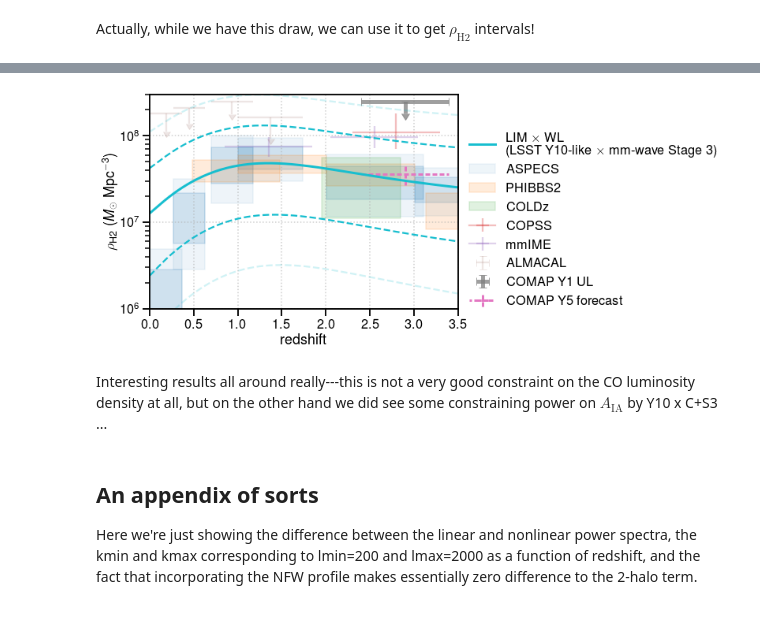
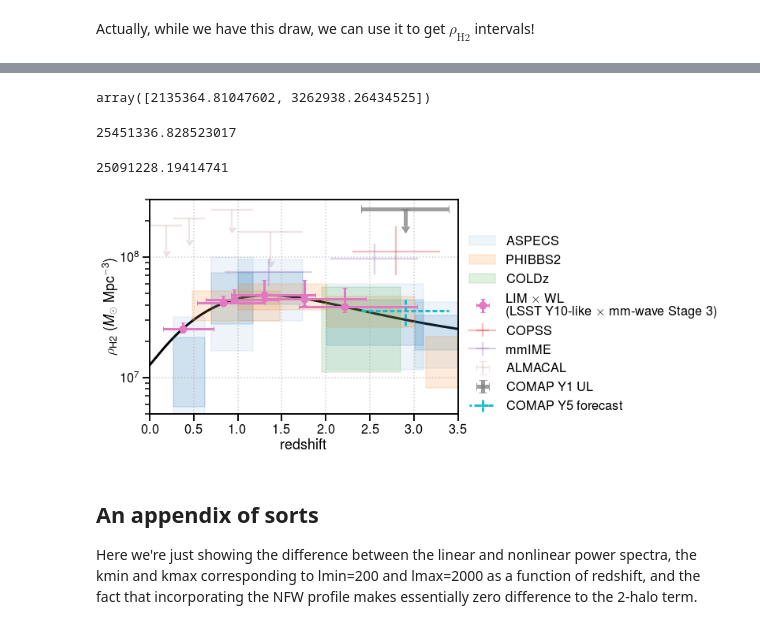
Before and after one commit to dongwooc/lim-lensing-predictions, a Jupyter notebook: code.ipynb, the cells around one changed output, grey strips where cells are left out. Saved outputs shown, nothing was run; the diff lists cells and outputs as text; code cells hidden in the pictures.

```diff
--- a/code.ipynb
+++ b/code.ipynb
@@ -843,0 +977,2 @@ rhoH2_draws = [alpha_CO_H2*np.trapz(dndlog10m_*10**((np.log10(unimachsfr.sfr_fro
+# %%
+z_midband = [115.27*J/nus.value[23]-1 for J in Js]
@@ -843,0 +988,10 @@ rhoH2_draws = [alpha_CO_H2*np.trapz(dndlog10m_*10**((np.log10(unimachsfr.sfr_fro
+# %%
+z_edges = [(115.27*J/nus.value[-1]-1,115.27*J/nus.value[0]-1) for J in Js]
+# %%
+dndlog10m_zmidband = []
+for z in z_midband:
+    h_for_Dz.update(z=z)
+    dndlog10m_zmidband.append(h_for_Dz.dndlog10m)
+# %%
+rhoH2_draws_midband = [alpha_CO_H2*np.trapz(dndlog10m_*10**((np.log10(unimachsfr.sfr_from_Mh(h.m/littleh,z_)*1.5)[None,:]\
+                                          +9.76-draw[:,1][:,None])/draw[:,0][:,None]),np.log10(h.m))*littleh**3 for z_,dndlog10m_ in zip(z_midband,dndlog10m_zmidband)]
@@ -844,9 +1010,23 @@ rhoH2_draws = [alpha_CO_H2*np.trapz(dndlog10m_*10**((np.log10(unimachsfr.sfr_fro
+# %%
+np.diff(np.percentile(rhoH2_draws_midband[0],(16,50,84)))
+# %% [output]
+array([2135364.81047602, 3262938.26434525])
+# %%
+np.median(rhoH2_draws_midband[0])
+# %% [output]
+25451336.828523017
+# %%
+rhoH2_fid[int(z_midband[0]//0.01)]
+# %% [output]
+25091228.19414741
 # %%
 BASE_ALPHA = 0.15
 pl.figure(figsize=(7,5))#.set_tight_layout(True)
-pl.semilogy(zbins,rhoH2_fid,'C9',lw=3,label='LIM $\\times$ WL\n(LSST Y10-like $\\times$ mm-wave Stage 3)')
-[pl.semilogy(zbins,np.percentile(np.array(rhoH2_draws),pct,axis=1),'C9',ls='--') for pct in (16,84)]
-[pl.semilogy(zbins,np.percentile(np.array(rhoH2_draws),pct,axis=1),'C9',ls='--',alpha=0.2) for pct in (2.5,97.5)]
+pl.semilogy(zbins,rhoH2_fid,'k',lw=3,zorder=0)
+#pl.semilogy((-1,),(-1,),'C9',ls='--',lw=3,label='LIM $\\times$ WL\n(LSST Y10-like $\\times$ mm-wave Stage 3)')
+##[pl.semilogy(zbins,np.percentile(np.array(rhoH2_draws),pct,axis=1),'C9',ls='--') for pct in (16,84)]
+##[pl.semilogy(zbins,np.percentile(np.array(rhoH2_draws),pct,axis=1),'C9',ls='--',alpha=0.2) for pct in (2.5,97.5)]
+pl.errorbar(z_midband,np.median(np.array(rhoH2_draws_midband),axis=-1),yerr=(np.diff(np.percentile(np.array(rhoH2_draws_midband),(16,50),axis=-1),axis=0)[0],np.diff(np.percentile(np.array(rhoH2_draws_midband),(50,84),axis=-1),axis=0)[0]),xerr=(np.array(z_midband)-np.array(z_edges)[:,0],np.array(z_edges)[:,-1]-np.array(z_midband)),c='C6',lw=3,label='LIM $\\times$ WL\n(LSST Y10-like $\\times$ mm-wave Stage 3)',fmt='o',capsize=3)
 pl.fill_between((2.008,3.107),(1.164e7,)*2,(6.007e7,)*2,label='ASPECS',alpha=BASE_ALPHA/2,color='C0')
 pl.fill_between((2.008,3.107),(1.844e7,)*2,(4.438e7,)*2,alpha=BASE_ALPHA,color='C0')
 pl.fill_between((1.006,1.738),(2.953e7,)*2,(9.462e7,)*2,alpha=BASE_ALPHA/2,color='C0')
@@ -865,38 +1045,36 @@ pl.fill_between((2.0084,3.0084),(26.27e6,)*2,(46.95e6,)*2,alpha=BASE_ALPHA,color
 pl.fill_between((3.1404,4.1404),( 8.22e6,)*2,(21.76e6,)*2,alpha=BASE_ALPHA,color='C1')
 pl.fill_between((4.2451,5.2451),( 3.83e6,)*2,(16.58e6,)*2,alpha=BASE_ALPHA,color='C1')
 pl.fill_between((1.95,2.85),(1.1e7,1.1e7),(5.6e7,5.6e7),label='COLDz',alpha=BASE_ALPHA,color='C2')
 #pl.errorbar(3,2e7,1,label=' ',alpha=0)
 pl.errorbar(2.8,1.1e8,yerr=np.array(((0.4,0.7),)).T*1e8,xerr=0.5,label='COPSS',color='C3',alpha=2*BASE_ALPHA)
 pl.errorbar(2.55,9.7e7,yerr=np.array(((2.5,3.2),)).T*1e7,xerr=0.5,label='mmIME',color='C4',alpha=2*BASE_ALPHA)
 pl.errorbar(1.35,7.5e7,yerr=np.array(((1.8,2.2),)).T*1e7,xerr=0.5,color='C4',alpha=2*BASE_ALPHA)
 _,c,_ = pl.errorbar(0.186,10**8.26,yerr=0.7e8,xerr=0.183,uplims=True,label='ALMACAL',color='C5',linestyle='',alpha=BASE_ALPHA)
 #c[0].set_alpha(0)
 pl.errorbar(0.45095,10**8.32,yerr=0.7e8,xerr=0.17965,uplims=True,color='C5',alpha=BASE_ALPHA)
 pl.errorbar(0.9347,10**8.39,yerr=0.7e8,xerr=0.2397,uplims=True,color='C5',alpha=BASE_ALPHA)
 pl.errorbar(1.372,10**8.21,yerr=0.7e8,xerr=0.366,uplims=True,color='C5',alpha=BASE_ALPHA)
 _,c,_ = pl.errorbar(2.9,2.5e8,yerr=0.7e8,xerr=0.5,uplims=True,label='COMAP Y1 UL',color='C7',lw=5,capsize=5,linestyle='',alpha=5*BASE_ALPHA)
-_,c,cc = pl.errorbar(2.9,3.6e7,yerr=0.9e7,xerr=0.5,label='COMAP Y5 forecast',color='C6',lw=3,ls=(1,(2,1)))
+_,c,cc = pl.errorbar(2.9,3.6e7,yerr=0.9e7,xerr=0.5,label='COMAP Y5 forecast',color='C9',lw=3,ls=(1,(2,1)))
 cc[0].set_linestyle((0, (2,1)))
 cc[1].set_linestyle((0, (2,1)))
 '''
 _,c,cc = pl.errorbar(2.9,9.0e7,yerr=2.7e7,xerr=0.5,label='Li+2016--Keating+2020',color='C8',lw=2,ls=(1,(2,1)))
 pl.errorbar(2.9,9.0e7,yerr=0.47e7,xerr=0.5,label='\\emph{---stronger model assumptions}',color='C9',lw=1,ls=(1,(2,1)),capsize=5)
 cc[0].set_linestyle((0, (2,1)))
 cc[1].set_linestyle((0, (2,1)))
 '''
 pl.gca().set_yscale('log')
 pl.ylabel('$\\rho_\\text{H2}$ ($M_\\odot$ Mpc$^{-3}$)')
 pl.xlabel('redshift')
 pl.grid(True,ls=':',alpha=0.63)
 pl.xlim(0,3.5)
-pl.ylim(1e6,3e8)
+pl.ylim(5e6,3e8)
 pl.legend(loc='lower left',frameon=False,bbox_to_anchor=(1,-0.05))
 pl.savefig('rhoH2_illust.pdf',bbox_inches='tight')
 pl.savefig('rhoH2_illust.png',bbox_inches='tight',dpi=288)
 # %% [output]
-[figure, old version]
+[figure, new version]
-# %% [markdown]
-Interesting results all around really---this is not a very good constraint on the CO luminosity density at all, but on the other hand we did see some constraining power on $A_\text{IA}$ by Y10 x C+S3 ...
 # %% [markdown]
 ## An appendix of sorts
 Here we're just showing the difference between the linear and nonlinear power spectra, the kmin and kmax corresponding to lmin=200 and lmax=2000 as a function of redshift, and the fact that incorporating the NFW profile makes essentially zero difference to the 2-halo term.
```
Also changed, not shown: parts of 214 cells of this notebook, 13 other files.
